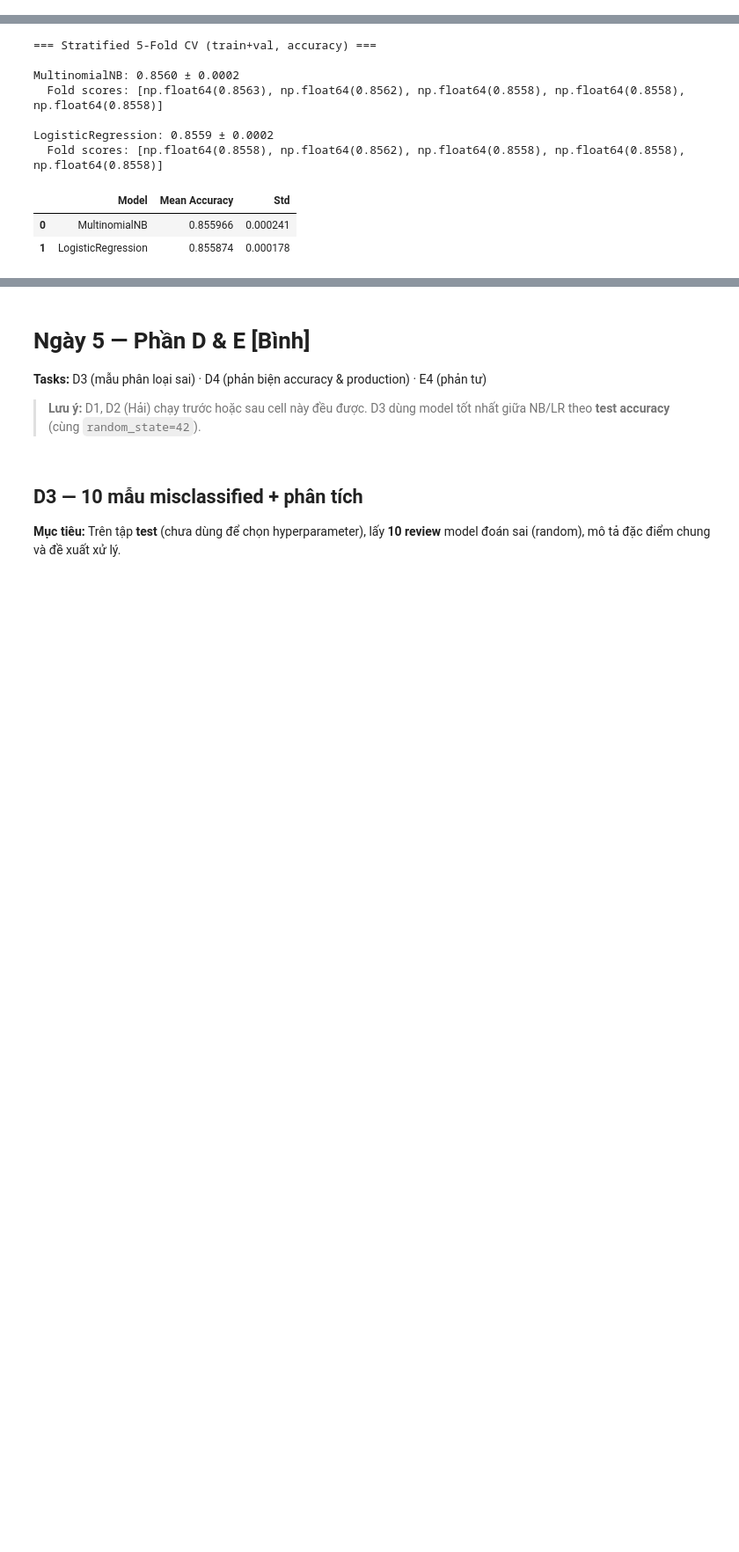
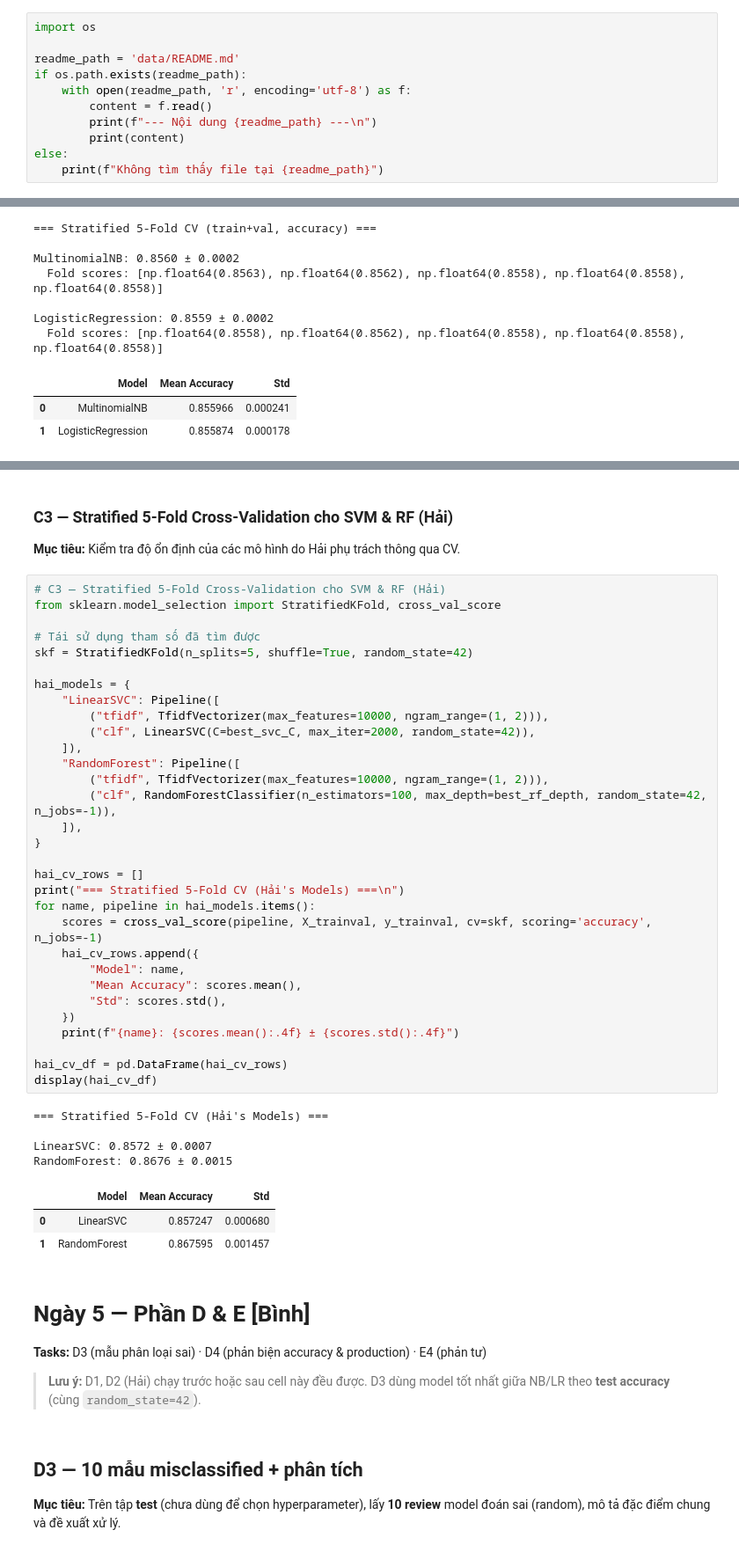
Before and after one commit to peterphenikaa/python-eda-project, a Jupyter notebook: notebook.ipynb, the cells around one changed output, grey strips where cells are left out. Shown at 88% size. Drawn from its saved outputs; the diff is of its cells as text; blank space fills up the shorter version.

```diff
--- a/notebook.ipynb
+++ b/notebook.ipynb
@@ -521,3 +521,14 @@ Passing `palette` without assigning `hue` is deprecated and will be removed in v
 # Ngày 4 — Phần C (Mô hình + Cross-Validation) [Bình]
 
 **Mục tiêu:** Huấn luyện MultinomialNB và LogisticRegression với grid hyperparameter trên validation set; Stratified 5-Fold CV.
+# %%
+import os
+
+readme_path = 'data/README.md'
+if os.path.exists(readme_path):
+    with open(readme_path, 'r', encoding='utf-8') as f:
+        content = f.read()
+        print(f"--- Nội dung {readme_path} ---\n")
+        print(content)
+else:
+    print(f"Không tìm thấy file tại {readme_path}")
@@ -700,3 +791,46 @@ LogisticRegression: 0.8559 ± 0.0002
+# %% [markdown]
+### C3 — Stratified 5-Fold Cross-Validation cho SVM & RF (Hải)
+
+**Mục tiêu:** Kiểm tra độ ổn định của các mô hình do Hải phụ trách thông qua CV.
+# %%
+# C3 — Stratified 5-Fold Cross-Validation cho SVM & RF (Hải)
+from sklearn.model_selection import StratifiedKFold, cross_val_score
+
+# Tái sử dụng tham số đã tìm được
+skf = StratifiedKFold(n_splits=5, shuffle=True, random_state=42)
+
+hai_models = {
+    "LinearSVC": Pipeline([
+        ("tfidf", TfidfVectorizer(max_features=10000, ngram_range=(1, 2))),
+        ("clf", LinearSVC(C=best_svc_C, max_iter=2000, random_state=42)),
+    ]),
+    "RandomForest": Pipeline([
+        ("tfidf", TfidfVectorizer(max_features=10000, ngram_range=(1, 2))),
+        ("clf", RandomForestClassifier(n_estimators=100, max_depth=best_rf_depth, random_state=42, n_jobs=-1)),
+    ]),
+}
+
+hai_cv_rows = []
+print("=== Stratified 5-Fold CV (Hải's Models) ===\n")
+for name, pipeline in hai_models.items():
+    scores = cross_val_score(pipeline, X_trainval, y_trainval, cv=skf, scoring='accuracy', n_jobs=-1)
+    hai_cv_rows.append({
+        "Model": name,
+        "Mean Accuracy": scores.mean(),
+        "Std": scores.std(),
+    })
+    print(f"{name}: {scores.mean():.4f} ± {scores.std():.4f}")
+
+hai_cv_df = pd.DataFrame(hai_cv_rows)
+display(hai_cv_df)
+# %% [output]
+=== Stratified 5-Fold CV (Hải's Models) ===
+
+LinearSVC: 0.8572 ± 0.0007
+RandomForest: 0.8676 ± 0.0015
+|  | Model | Mean Accuracy | Std |
+| 0 | LinearSVC | 0.857247 | 0.000680 |
+| 1 | RandomForest | 0.867595 | 0.001457 |
 # %% [markdown]
 # Ngày 5 — Phần D & E [Bình]
 
```
Also changed, not shown: parts of 7 cells of this notebook.
